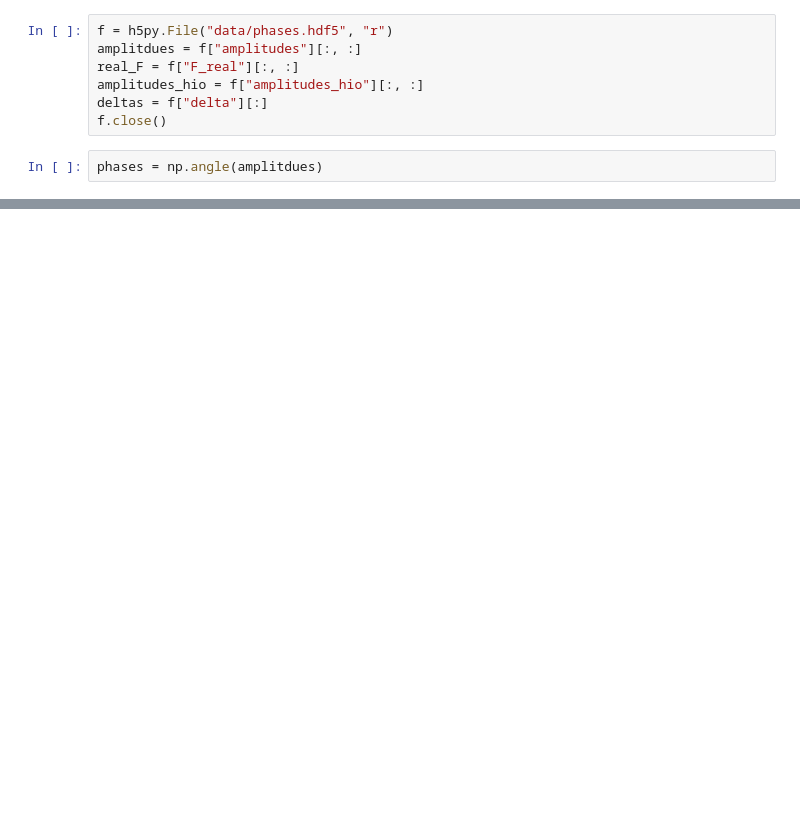
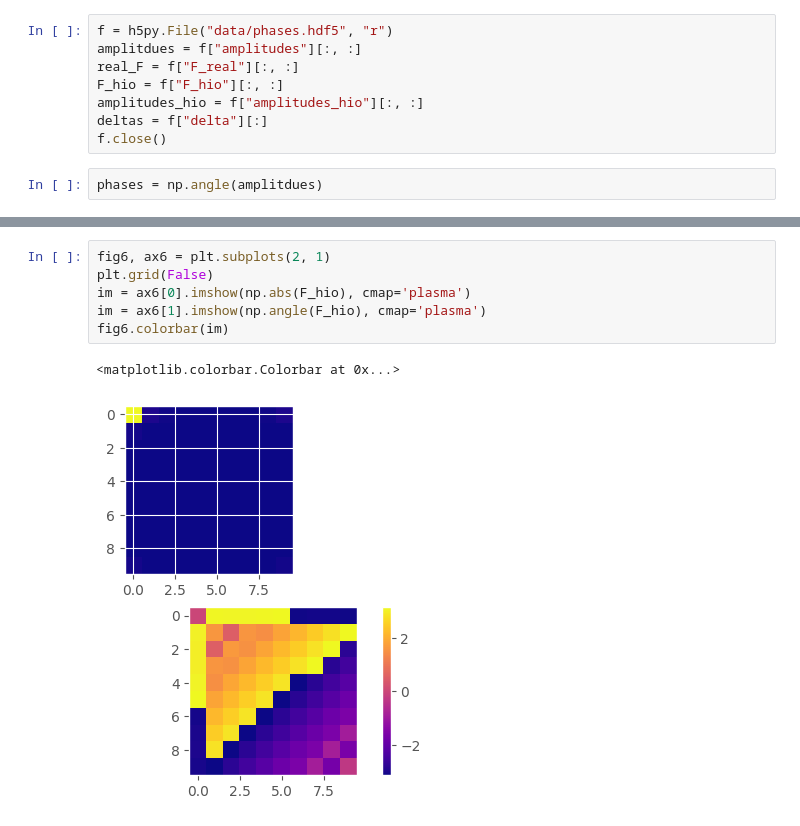
Before and after one commit to rmlarose/compare-vkp, a Jupyter notebook: hio_plot.ipynb, the cells around one changed output, grey strips where cells are left out. Cells and saved outputs as stored; diff of their text form; blank space fills up the shorter version.

```diff
--- a/hio_plot.ipynb
+++ b/hio_plot.ipynb
@@ -8,6 +8,7 @@ plt.style.use('ggplot')
 f = h5py.File("data/phases.hdf5", "r")
 amplitdues = f["amplitudes"][:, :]
 real_F = f["F_real"][:, :]
+F_hio = f["F_hio"][:, :]
 amplitudes_hio = f["amplitudes_hio"][:, :]
 deltas = f["delta"][:]
 f.close()
@@ -52,0 +61,9 @@ fig4.colorbar(im)
+# %%
+fig6, ax6 = plt.subplots(2, 1)
+plt.grid(False)
+im = ax6[0].imshow(np.abs(F_hio), cmap='plasma')
+im = ax6[1].imshow(np.angle(F_hio), cmap='plasma')
+fig6.colorbar(im)
+# %% [output]
+<matplotlib.colorbar.Colorbar at 0x...>
+[figure, added]
```
Also changed, not shown: parts of 5 cells of this notebook, 1 other file.
